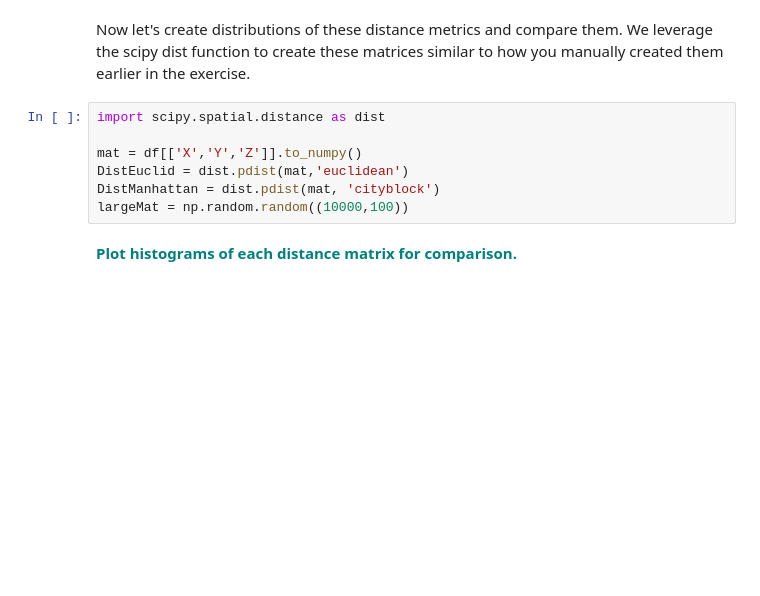
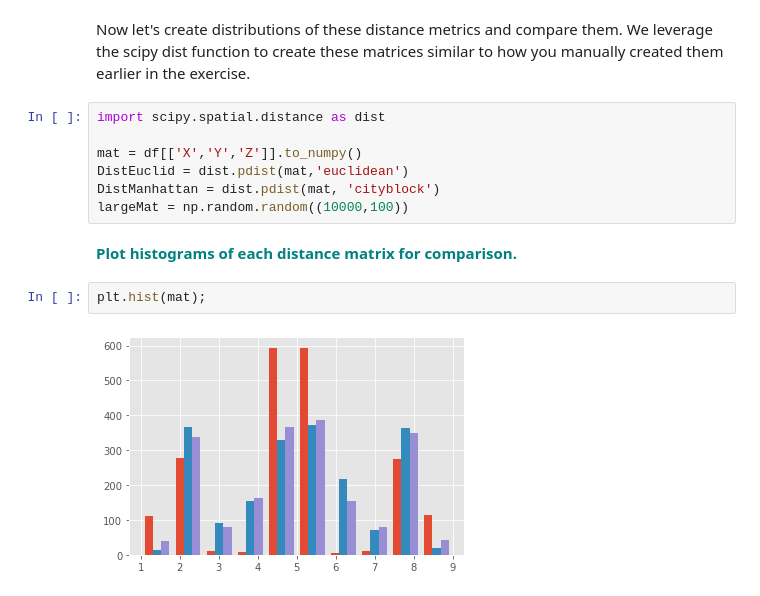
Before and after one commit to smaxwell953/Springboard_DSC_Career_Track, a Jupyter notebook: 15.02_Euclidean_and_Manhattan_Distances_Case_Study/Euclidean_and_Manhattan_Distances_Case_Study.ipynb, the cells around one changed output. Drawn from its saved outputs; the diff is of its cells as text; blank space fills up the shorter version.

```diff
--- a/15.02_Euclidean_and_Manhattan_Distances_Case_Study/Euclidean_and_Manhattan_Distances_Case_Study.ipynb
+++ b/15.02_Euclidean_and_Manhattan_Distances_Case_Study/Euclidean_and_Manhattan_Distances_Case_Study.ipynb
@@ -76,4 +89,8 @@ DistManhattan = dist.pdist(mat, 'cityblock')
 largeMat = np.random.random((10000,100))
 # %% [markdown]
 **<font color='teal'>Plot histograms of each distance matrix for comparison.</font>**
+# %%
+plt.hist(mat);
+# %% [output]
+[figure, added]
 # %%
```
Also changed, not shown: parts of 4 cells of this notebook, 17 other files.
